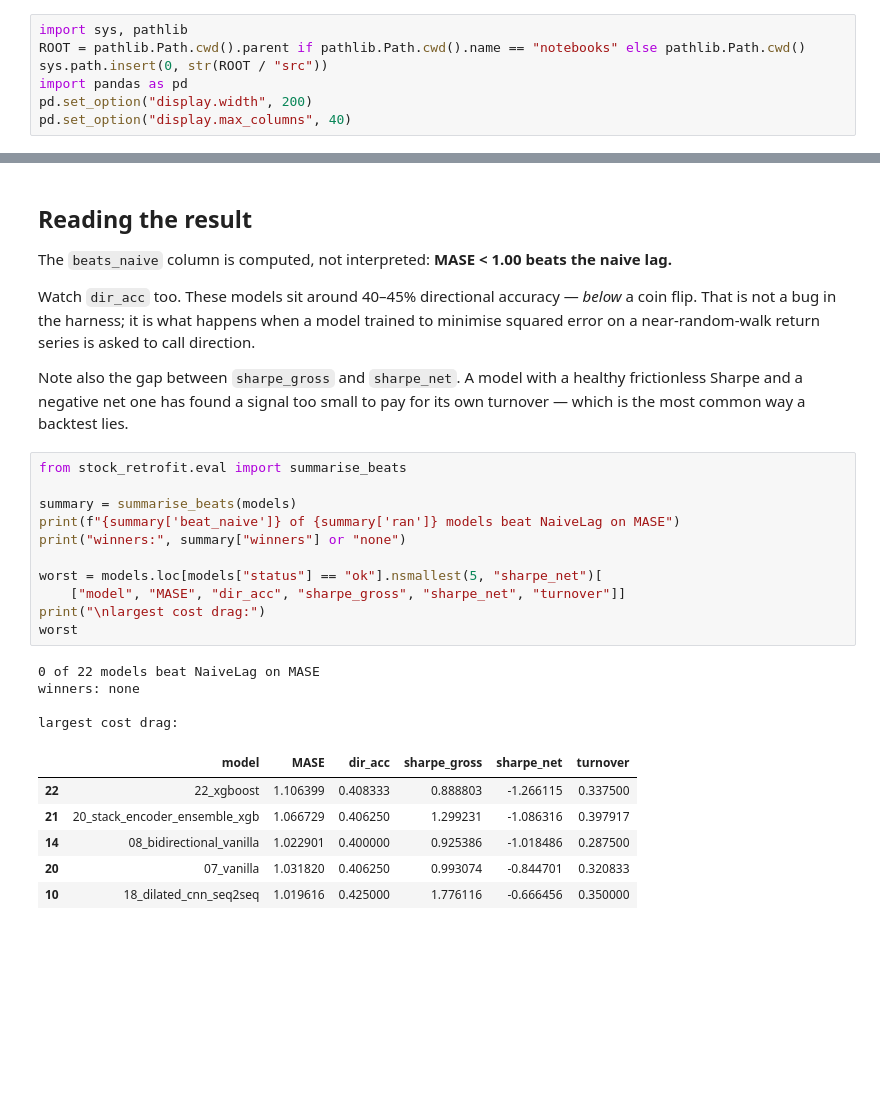
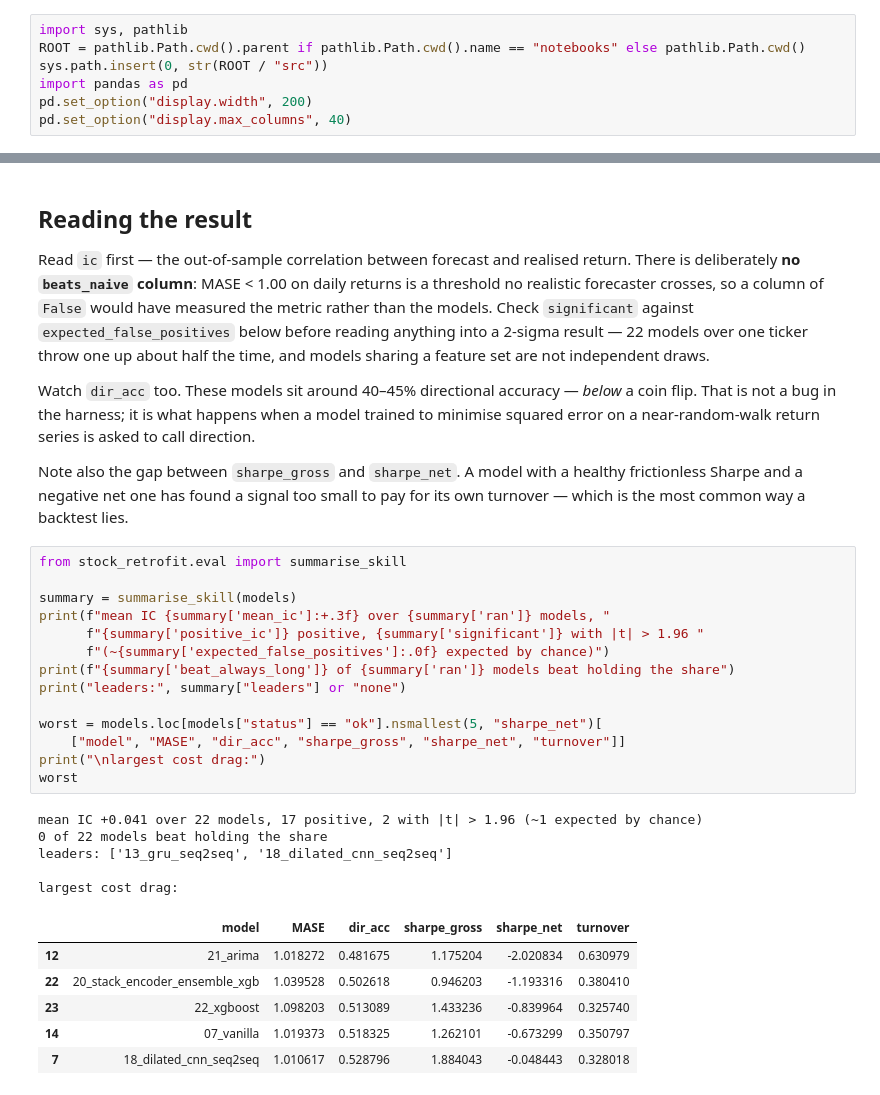
Before and after one commit to k-b-studio/stock-retrofit, a Jupyter notebook: notebooks/04_models.ipynb, the cells around one changed output, grey strips where cells are left out. Saved outputs shown, nothing was run; the diff lists cells and outputs as text; blank space fills up the shorter version.

```diff
--- a/notebooks/04_models.ipynb
+++ b/notebooks/04_models.ipynb
@@ -111,7 +113,12 @@ KBANK — models
 # %% [markdown]
 ## Reading the result
 
-The `beats_naive` column is computed, not interpreted: **MASE < 1.00 beats the naive lag.**
+Read `ic` first — the out-of-sample correlation between forecast and realised return. There is
+deliberately **no `beats_naive` column**: MASE < 1.00 on daily returns is a threshold no realistic
+forecaster crosses, so a column of `False` would have measured the metric rather than the models.
+Check `significant` against `expected_false_positives` below before reading anything into a
+2-sigma result — 22 models over one ticker throw one up about half the time, and models sharing a
+feature set are not independent draws.
 
 Watch `dir_acc` too. These models sit around 40–45% directional accuracy — *below* a coin flip.
 That is not a bug in the harness; it is what happens when a model trained to minimise squared
@@ -121,24 +128,28 @@ Note also the gap between `sharpe_gross` and `sharpe_net`. A model with a health
 Sharpe and a negative net one has found a signal too small to pay for its own turnover — which is
 the most common way a backtest lies.
 # %%
-from stock_retrofit.eval import summarise_beats
+from stock_retrofit.eval import summarise_skill
 
-summary = summarise_beats(models)
-print(f"{summary['beat_naive']} of {summary['ran']} models beat NaiveLag on MASE")
-print("winners:", summary["winners"] or "none")
+summary = summarise_skill(models)
+print(f"mean IC {summary['mean_ic']:+.3f} over {summary['ran']} models, "
+      f"{summary['positive_ic']} positive, {summary['significant']} with |t| > 1.96 "
+      f"(~{summary['expected_false_positives']:.0f} expected by chance)")
+print(f"{summary['beat_always_long']} of {summary['ran']} models beat holding the share")
+print("leaders:", summary["leaders"] or "none")
 
 worst = models.loc[models["status"] == "ok"].nsmallest(5, "sharpe_net")[
     ["model", "MASE", "dir_acc", "sharpe_gross", "sharpe_net", "turnover"]]
 print("\nlargest cost drag:")
 worst
 # %% [output]
-0 of 22 models beat NaiveLag on MASE
-winners: none
+mean IC +0.041 over 22 models, 17 positive, 2 with |t| > 1.96 (~1 expected by chance)
+0 of 22 models beat holding the share
+leaders: ['13_gru_seq2seq', '18_dilated_cnn_seq2seq']
 
 largest cost drag:
 |  | model | MASE | dir_acc | sharpe_gross | sharpe_net | turnover |
-| 22 | 22_xgboost | 1.106399 | 0.408333 | 0.888803 | -1.266115 | 0.337500 |
-| 21 | 20_stack_encoder_ensemble_xgb | 1.066729 | 0.406250 | 1.299231 | -1.086316 | 0.397917 |
-| 14 | 08_bidirectional_vanilla | 1.022901 | 0.400000 | 0.925386 | -1.018486 | 0.287500 |
-| 20 | 07_vanilla | 1.031820 | 0.406250 | 0.993074 | -0.844701 | 0.320833 |
-| 10 | 18_dilated_cnn_seq2seq | 1.019616 | 0.425000 | 1.776116 | -0.666456 | 0.350000 |
+| 12 | 21_arima | 1.018272 | 0.481675 | 1.175204 | -2.020834 | 0.630979 |
+| 22 | 20_stack_encoder_ensemble_xgb | 1.039528 | 0.502618 | 0.946203 | -1.193316 | 0.380410 |
+| 23 | 22_xgboost | 1.098203 | 0.513089 | 1.433236 | -0.839964 | 0.325740 |
+| 14 | 07_vanilla | 1.019373 | 0.518325 | 1.262101 | -0.673299 | 0.350797 |
+| 7 | 18_dilated_cnn_seq2seq | 1.010617 | 0.528796 | 1.884043 | -0.048443 | 0.328018 |
```
Also changed, not shown: parts of 4 cells of this notebook, 8 other files.
